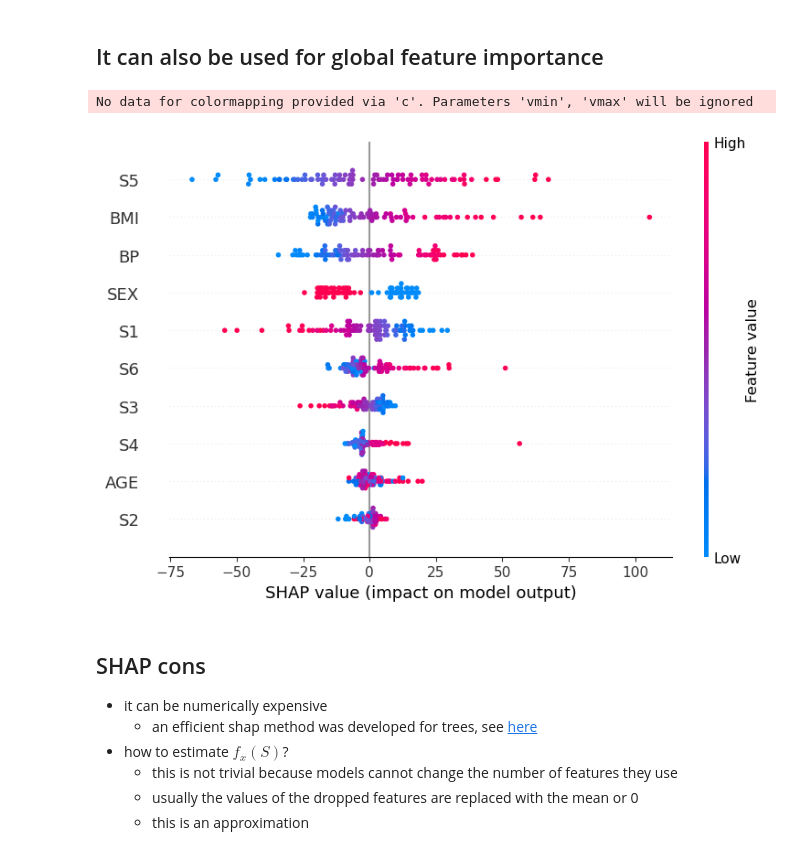
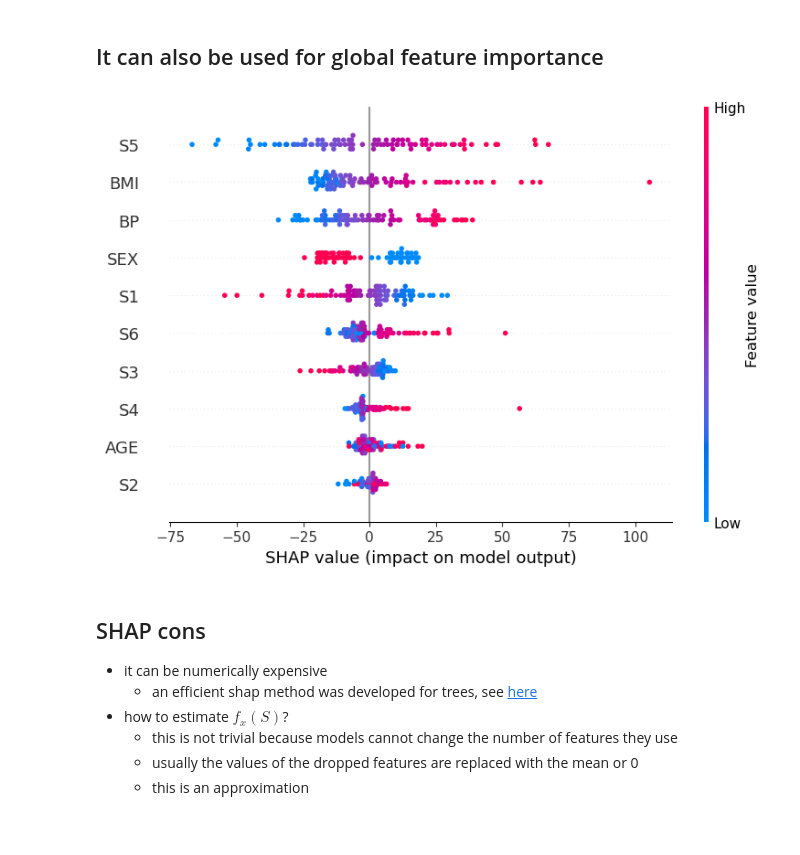
Before and after one commit to azsom/Explainable-ML, a Jupyter notebook: interpretability_in_ML.ipynb, the cells around one changed output. Saved outputs shown, nothing was run; the diff lists cells and outputs as text; code cells hidden in the pictures.

```diff
--- a/interpretability_in_ML.ipynb
+++ b/interpretability_in_ML.ipynb
@@ -465,10 +465,9 @@ shap.dependence_plot('BMI', shap_values, X_test_transformed, feature_names=ftr_n
 # %% [markdown]
 ## It can also be used for global feature importance
 # %%
-shap.summary_plot(shap_values, X_test_transformed,feature_names = ftr_names)
+shap.summary_plot(shap_values, X_test_transformed,feature_names = ftr_names,rng=42)
 # %% [output]
-No data for colormapping provided via 'c'. Parameters 'vmin', 'vmax' will be ignored
-[figure, old version]
+[figure, new version]
 # %% [markdown]
 ## SHAP cons
 - it can be numerically expensive
```
Also changed, not shown: parts of 12 cells of this notebook, 2 other files.
